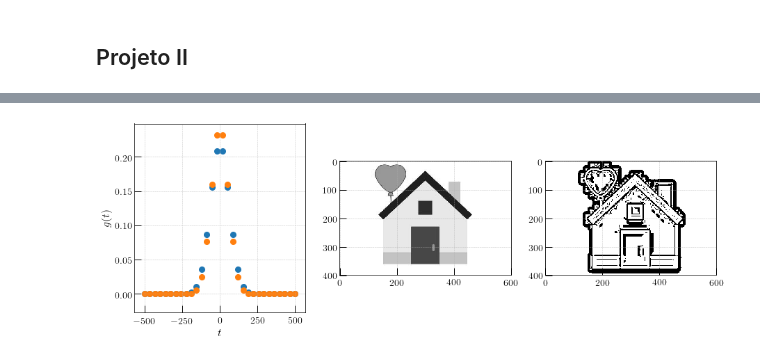
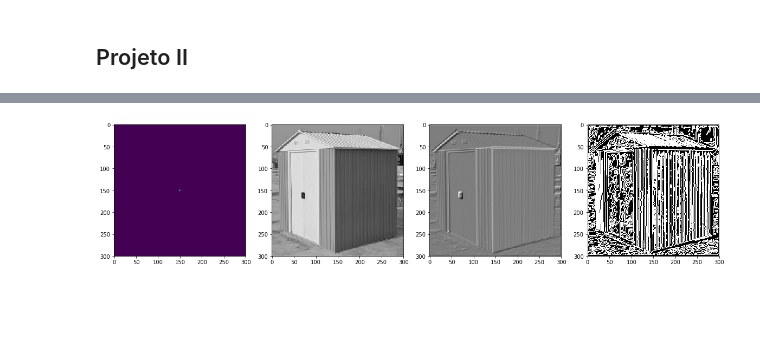
Before and after one commit to devmessias/Artificial-and-Natural-Vision, a Jupyter notebook: projects_vision.ipynb, the cells around one changed output, grey strips where cells are left out. Saved outputs shown, nothing was run; the diff lists cells and outputs as text; code cells hidden in the pictures; blank space fills up the shorter version.

```diff
--- a/projects_vision.ipynb
+++ b/projects_vision.ipynb
@@ -285,13 +292,48 @@ interactive(children=(Dropdown(description='img_filename', index=2, options=('el
-# %%
-dof_uniform(
-    img_filename="home.png",
-        factor=0.01,
-        sigma_1=9,
-        sigma_2=8,
-        t0 = 0,
-        n_points=30,
-        bounds=500,
-        n_neighs = 8
-    )
-# %% [output]
-[figure, removed]
+# %%
+def border_theta(
+        img_filename="casa1.png",
+        A=1,
+        factor_x=1,
+        factor_y=1,
+        sigma_0=1,
+        dt=.1,
+        theta=0.,
+        n_neighs = 4
+    ):
+
+    img0 = imread(img_filename)
+
+
+    neighs = get_neighs(n_neighs)
+
+    img2, X, Y, gauss_1, gauss_2 = apply_DoG(
+        img0.copy(),
+        A,
+        factor_x,
+        factor_y,
+        sigma_0,
+        [dt, -dt],
+        theta
+    )
+    #img2 = (img2 > threshold).astype(np.int_)
+    #img2 = (img2- np.mean(img2))/np.std(img2)
+
+    img3 = apply_bin(img2.copy(), neighs)
+
+    fig, ax = plt.subplots(1,4, figsize=(20, 5))
+    ax[0].imshow(gauss_1)
+    #ax[1].imshow(gauss_2)
+
+
+    ax[1].imshow(img0, cmap="gray")
+
+
+    ax[2].imshow(img2, cmap="gray")
+    ax[3].imshow(img3, cmap="gray")
+
+    plt.show()
+
+
+border_theta(theta=pi/2.)
+# %% [output]
+[figure, added]
```
Also changed, not shown: parts of 20 cells of this notebook.
